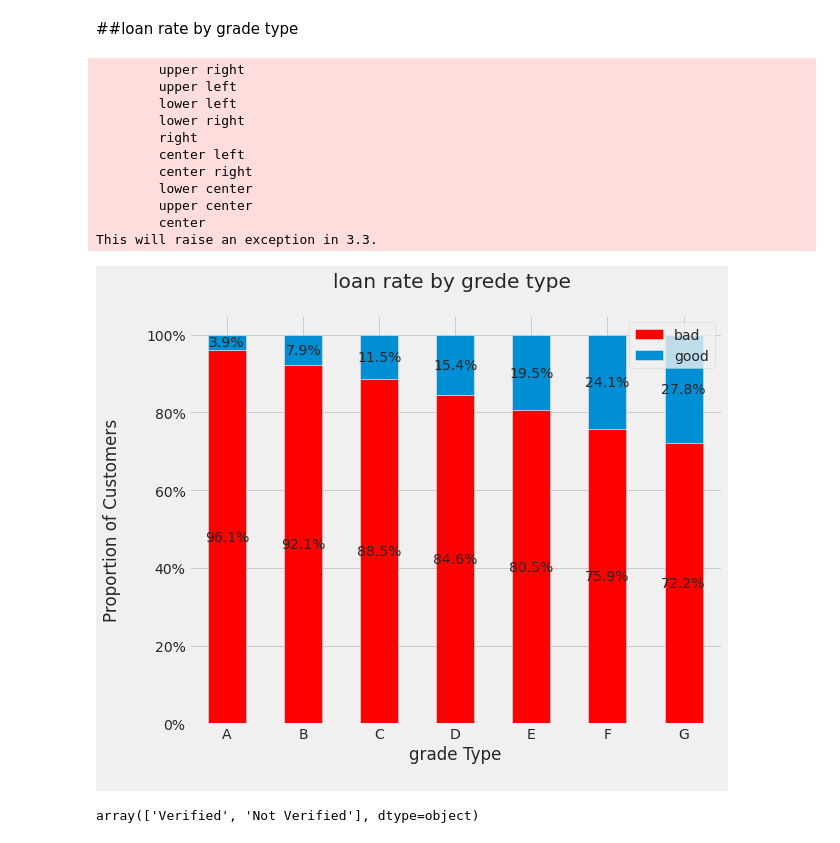
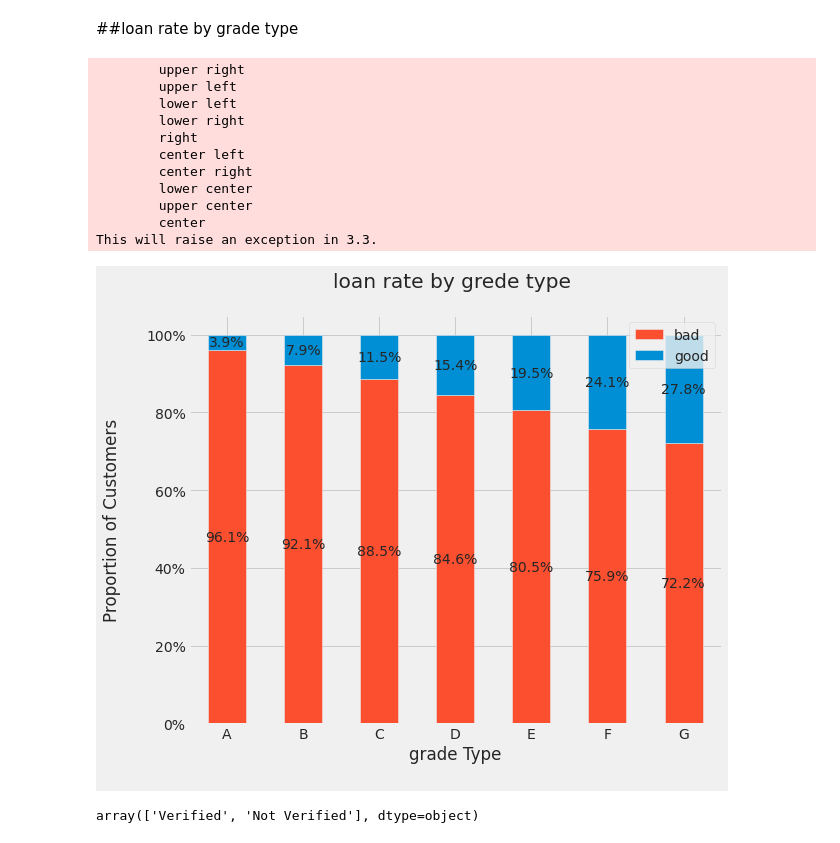
Before and after one commit to arfanrifqi/loan_prediction, a Jupyter notebook: loan_prediction(EDA).ipynb, the cells around one changed output. Cells and saved outputs as stored; diff of their text form; code cells hidden in the pictures.

```diff
--- a/loan_prediction(EDA).ipynb
+++ b/loan_prediction(EDA).ipynb
@@ -342,7 +342,7 @@ plt.show()
 term_loan = df_load.groupby(['term','loan_status']).size().unstack()
 term_loan.rename(columns={1:'good', 0:'bad'}, inplace=True)
 
-colors = ['#ff0000ff','#008fd5ff']
+colors = ['#fc4f30','#008fd5']
 
 ax = (term_loan.T*100.0 / term_loan.T.sum()).T.plot(kind='bar',
                                                       width = 0.3,
@@ -387,7 +387,7 @@ ax.autoscale(enable=False, axis='both', tight=False)
 grade_loan = df_load.groupby(['grade','loan_status']).size().unstack()
 grade_loan.rename(columns={0:'bad', 1:'good'}, inplace=True)
 
-colors = ['#ff0000ff','#008fd5ff']
+colors = ['#fc4f30','#008fd5']
 
 ax = (grade_loan.T*100.0 / grade_loan.T.sum()).T.plot(kind='bar',
                                                       width = 0.5,
@@ -409,34 +409,34 @@ plt.xlabel('grade Type\n',
 plt.title('loan rate by grede type \n',
           horizontalalignment="center",
           fontstyle = "normal")
 
 plt.legend(loc='top right', fontsize = "medium")
 plt.xticks(rotation=0, horizontalalignment="center")
 plt.yticks(rotation=0, horizontalalignment="right")
 ax.yaxis.set_major_formatter(mtick.PercentFormatter())
 
 for p in ax.patches:
     width, height = p.get_width(), p.get_height()
     x, y = p.get_xy()
     ax.text(x+width/2,
             y+height/2,
             '{:.1f}%'.format(height),
             horizontalalignment='center',
             verticalalignment='center')
 ax.autoscale(enable=False, axis='both', tight=False)
 # %% [output]
         upper right
         upper left
         lower left
         lower right
         right
         center left
         center right
         lower center
         upper center
         center
 This will raise an exception in 3.3.
-[figure, old version]
+[figure, new version]
 # %%
 df_load['verification_status']=df_load['verification_status'].replace({'Source Verified':'Verified'})
 df_load['verification_status'].unique()
```
Also changed, not shown: parts of 3 cells of this notebook.
